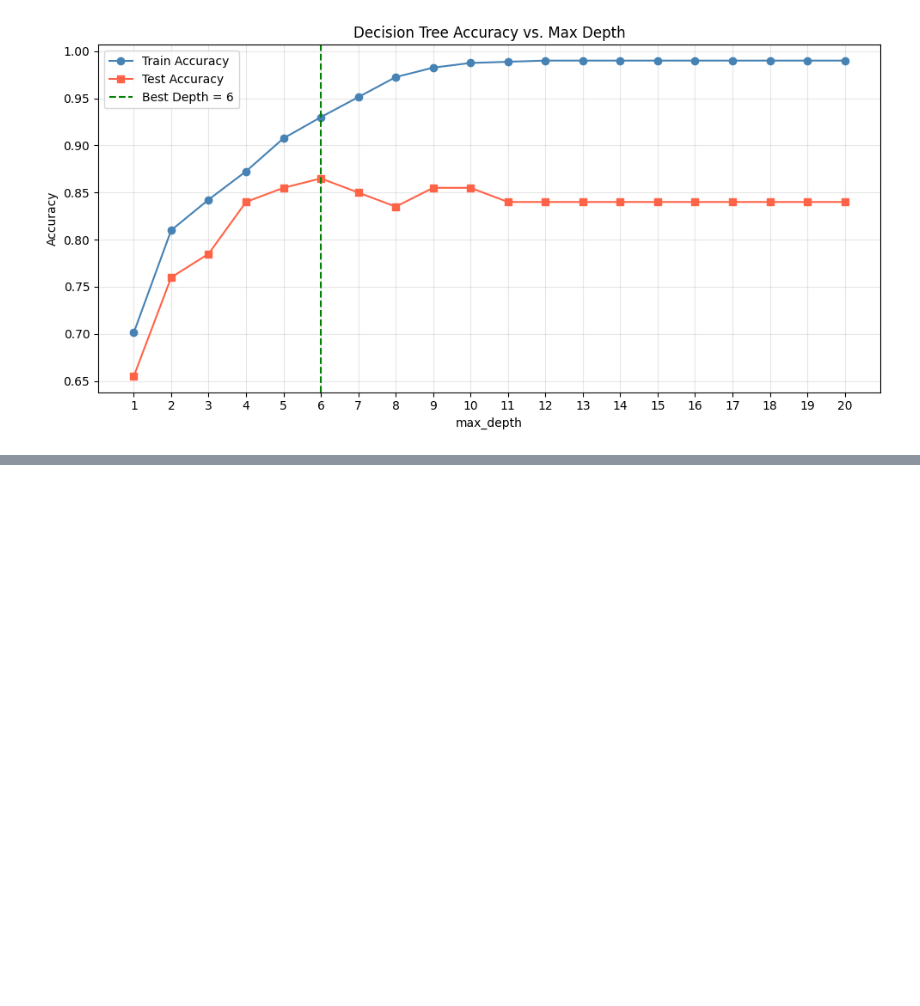
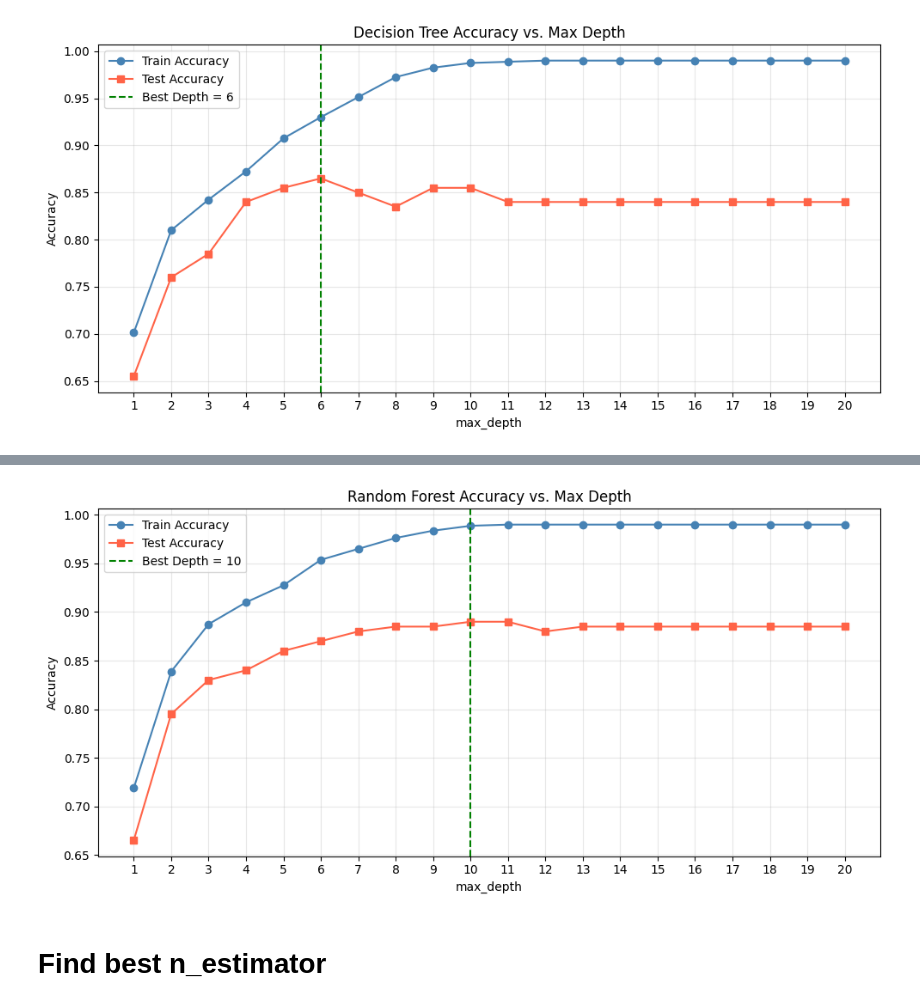
Before and after one commit to Itsmeplu/Python-LocTH, a Jupyter notebook: Python 3/day-3.ipynb, the cells around one changed output, grey strips where cells are left out. Drawn from its saved outputs; the diff is of its cells as text; code cells hidden in the pictures; blank space fills up the shorter version.

```diff
--- a/Python 3/day-3.ipynb
+++ b/Python 3/day-3.ipynb
@@ -141,0 +318,5 @@ plt.show()
+# %%
+random_forest_clf = RandomForestClassifier(n_estimators=12, max_depth=10, random_state=42)
+random_forest_clf.fit(X_train, y_train)
+random_forest_clf_acc = accuracy_score(random_forest_clf.predict(X_test), y_test)
+random_forest_clf_acc
@@ -141,0 +327,22 @@ plt.show()
+# %%
+# --- Test depths in a loop ---
+depths = range(1, 21)  # test depth 1 to 20
+train_accs = []
+test_accs = []
+
+for depth in depths:
+    dt = RandomForestClassifier(max_depth=depth, random_state=42)
+    dt.fit(X_train, y_train)
+
+    train_acc = dt.score(X_train, y_train)
+    test_acc  = dt.score(X_test, y_test)
+
+    train_accs.append(train_acc)
+    test_accs.append(test_acc)
+
+    print(f"Depth {depth:2d} | Train Acc: {train_acc:.4f} | Test Acc: {test_acc:.4f}")
+
+    # --- Find best depth ---
+best_depth = depths[np.argmax(test_accs)]
+best_acc   = max(test_accs)
+print(f"\n✅ Best depth: {best_depth} with Test Accuracy: {best_acc:.4f}")
@@ -141,0 +367,18 @@ plt.show()
+# %%
+# --- Plot ---
+plt.figure(figsize=(10, 5))
+plt.plot(depths, train_accs, marker='o', label='Train Accuracy', color='steelblue')
+plt.plot(depths, test_accs,  marker='s', label='Test Accuracy',  color='tomato')
+plt.axvline(x=best_depth, color='green', linestyle='--', label=f'Best Depth = {best_depth}')
+plt.xlabel('max_depth')
+plt.ylabel('Accuracy')
+plt.title('Random Forest Accuracy vs. Max Depth')
+plt.legend()
+plt.xticks(depths)
+plt.grid(True, alpha=0.3)
+plt.tight_layout()
+plt.show()
+# %% [output]
+[figure, added]
+# %% [markdown]
+# Find best n_estimator
```
Also changed, not shown: parts of 33 cells of this notebook.
